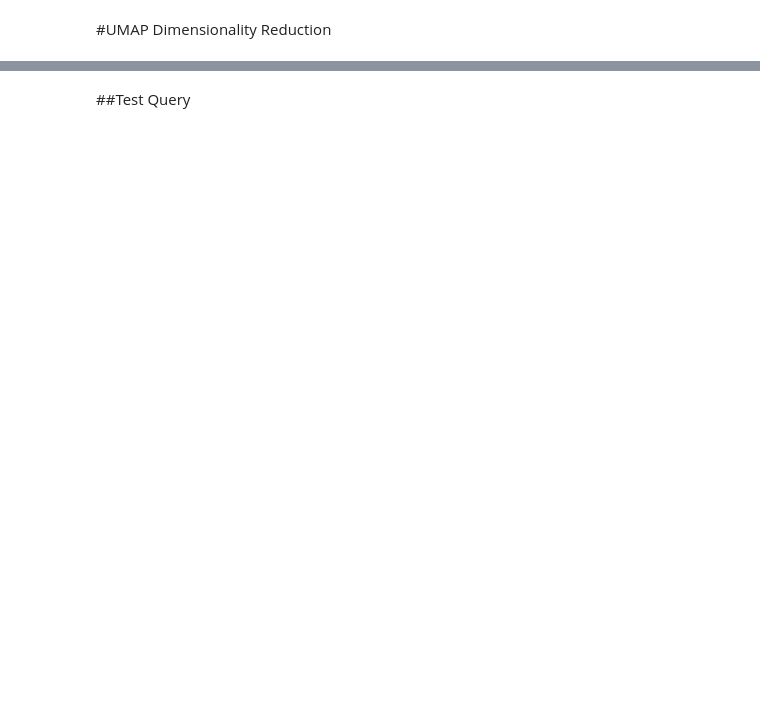
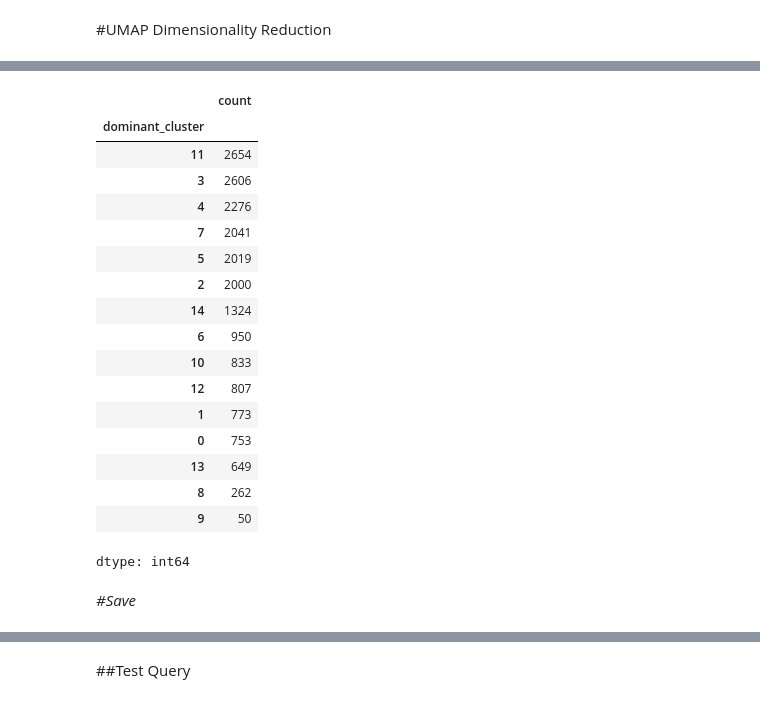
Before and after one commit to Sattwik999/Trademarkia---AI-ML-Engineer-Task_20NewsGroup, a Jupyter notebook: TradeMarkia_AIEngineer_20Newsgroup.ipynb, the cells around one changed output, grey strips where cells are left out. Saved outputs shown, nothing was run; the diff lists cells and outputs as text; code cells hidden in the pictures; blank space fills up the shorter version.

```diff
--- a/TradeMarkia_AIEngineer_20Newsgroup.ipynb
+++ b/TradeMarkia_AIEngineer_20Newsgroup.ipynb
@@ -280,3 +578,26 @@ corpus_df.head()
+# %%
+corpus_df["dominant_cluster"].value_counts()
+# %% [output]
+|  | count |
+| dominant_cluster |  |
+| 11 | 2654 |
+| 3 | 2606 |
+| 4 | 2276 |
+| 7 | 2041 |
+| 5 | 2019 |
+| 2 | 2000 |
+| 14 | 1324 |
+| 6 | 950 |
+| 10 | 833 |
+| 12 | 807 |
+| 1 | 773 |
+| 0 | 753 |
+| 13 | 649 |
+| 8 | 262 |
+| 9 | 50 |
+dtype: int64
+# %% [markdown]
+*#Save*
 # %%
 np.save("cluster_probabilities.npy", cluster_probs)
 
```
Also changed, not shown: parts of 77 cells of this notebook, 1 other file.
